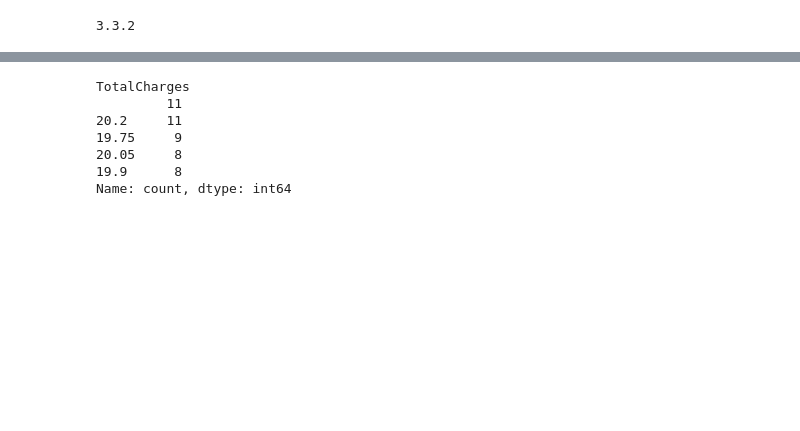
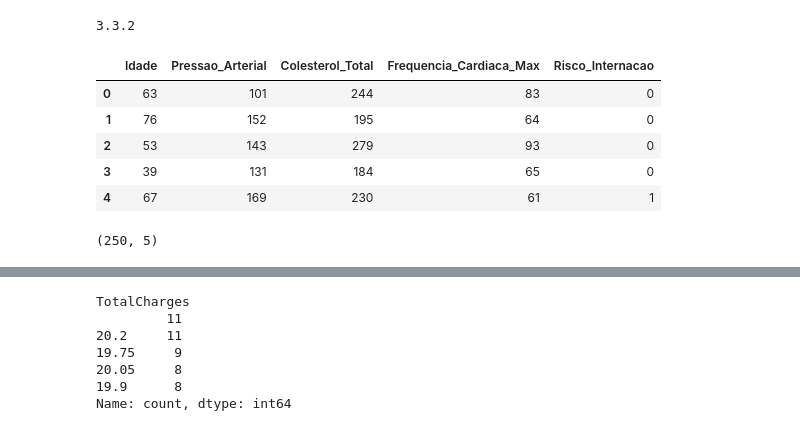
Before and after one commit to VitorPBortoluzzi/PyCaret, a Jupyter notebook: notebooks/01_pycaret_churn.ipynb, the cells around one changed output, grey strips where cells are left out. Cells and saved outputs as stored; diff of their text form; code cells hidden in the pictures; blank space fills up the shorter version.

```diff
--- a/notebooks/01_pycaret_churn.ipynb
+++ b/notebooks/01_pycaret_churn.ipynb
@@ -7,10 +7,20 @@ print(pycaret.__version__)
 # %%
 import pandas as pd
 
-df = pd.read_csv("../data/Telco-Customer-Churn.csv")
+# df = pd.read_csv("../data/Telco-Customer-Churn.csv")
+df = pd.read_csv("../data/dados_saude_predicao.csv")
 
 df.head()
+# %% [output]
+|  | Idade | Pressao_Arterial | Colesterol_Total | Frequencia_Cardiaca_Max | Risco_Internacao |
+| 0 | 63 | 101 | 244 | 83 | 0 |
+| 1 | 76 | 152 | 195 | 64 | 0 |
+| 2 | 53 | 143 | 279 | 93 | 0 |
+| 3 | 39 | 131 | 184 | 65 | 0 |
+| 4 | 67 | 169 | 230 | 61 | 1 |
 # %%
-df.shape()
+df.shape
+# %% [output]
+(250, 5)
 # %%
 df.info
```
Also changed, not shown: parts of 16 cells of this notebook, 5 other files.
